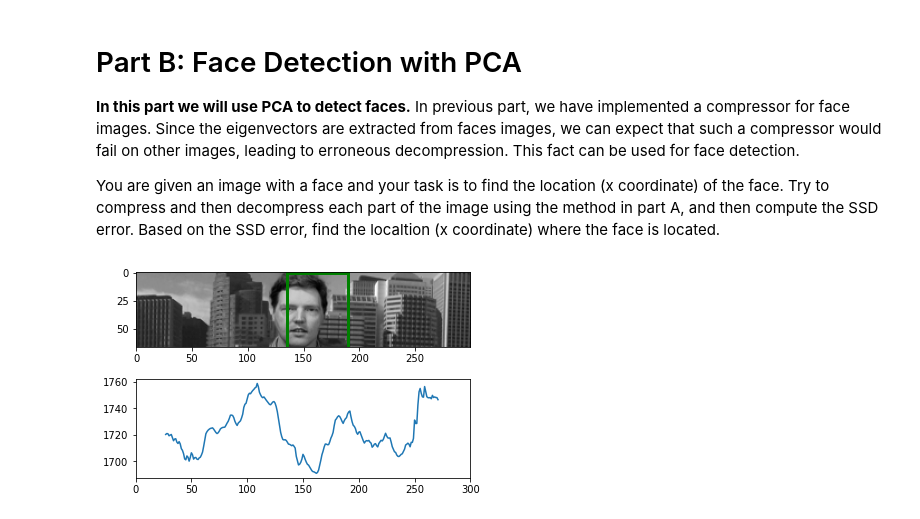
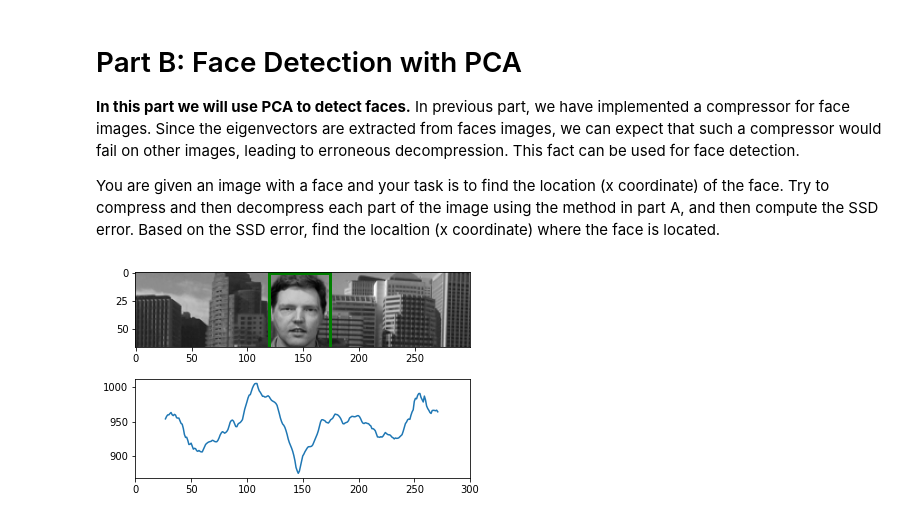
Before and after one commit to silverCore97/VC_exercises, a Jupyter notebook: W5/W5_exercise.ipynb, the cells around one changed output. Saved outputs shown, nothing was run; the diff lists cells and outputs as text; code cells hidden in the pictures.

```diff
--- a/W5/W5_exercise.ipynb
+++ b/W5/W5_exercise.ipynb
@@ -277,38 +280,40 @@ image = imread('FaceDetection.bmp')[:h,:]/255.
 h_,w_ = image.shape
 
 errors = []
-
+imshow(mean.reshape(h,w),cmap='gray')
 # iterate over each part of the image
 for x in range(w_-w):
     image_crop = image[:,x:x+w].flatten()
+
+    # Your lines here. Compress and decompress the image patch and compute the reconstruction error.
     im=image_crop.flatten()-mean
     compressed_image = np.dot(im,eigenvectors)
     decompressed_image = mean+np.dot(compressed_image,eigenvectors.T)
     error_image = np.abs(decompressed_image-im.flatten())
+    error_image=(error_image)**2
+    error =np.sum(error_image)
 
-    error =np.sum(error_image)
-    # Your lines here. Compress and decompress the image patch and compute the reconstruction error.
 
     errors.append(error)
 
     fig, ax = plt.subplots(2,1)
     rect = patches.Rectangle((x,0),w,h,linewidth=3,edgecolor='r',facecolor='none')
     ax[0].imshow(image,cmap='gray')
     ax[0].add_patch(rect)
     ax[1].plot(np.arange(x+1)+w//2,np.array(errors))
     ax[1].set_xlim([0,w_])
     IPython.display.clear_output(True)
     show()
 
 x_best = np.argmin(errors)
 fig, ax = plt.subplots(2,1)
 rect = patches.Rectangle((x_best,0),w,h,linewidth=3,edgecolor='g',facecolor='none')
 
 ax[0].imshow(image,cmap='gray')
 ax[0].add_patch(rect)
 ax[1].plot(np.arange(x+1)+w//2,np.array(errors))
 ax[1].set_xlim([0,w_])
 IPython.display.clear_output(True)
 show()
 # %% [output]
-[figure, old version]
+[figure, new version]
```
Also changed, not shown: parts of 1 cell of this notebook.
